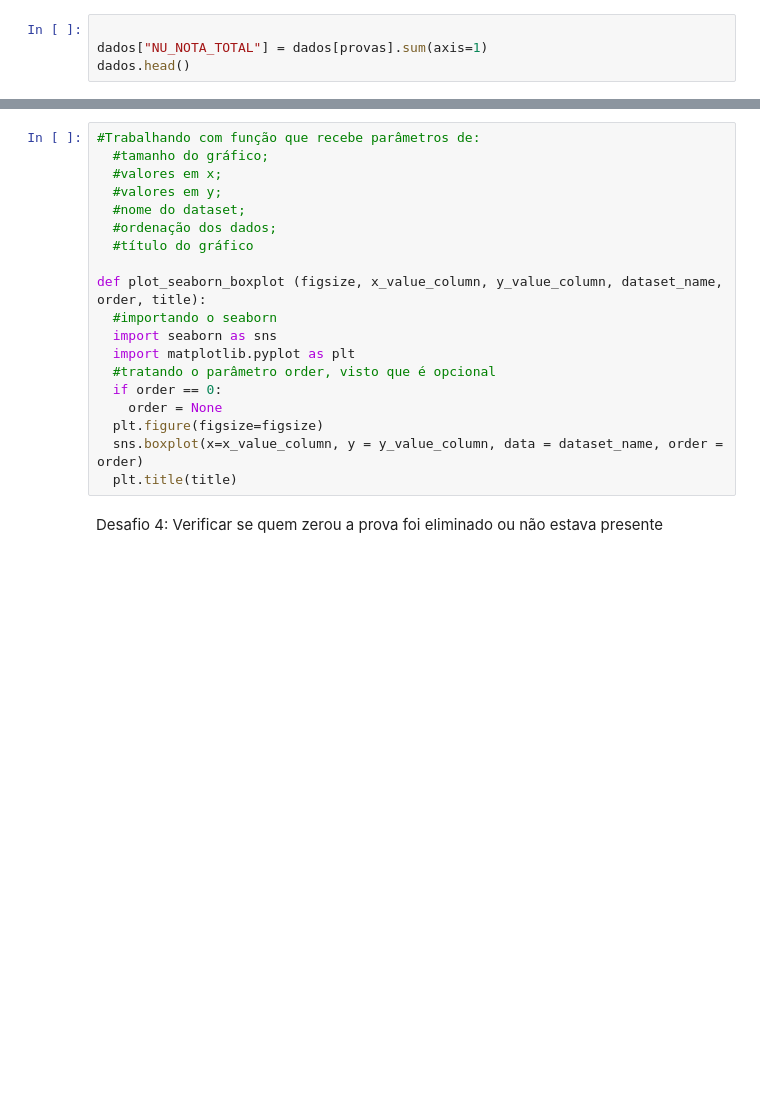
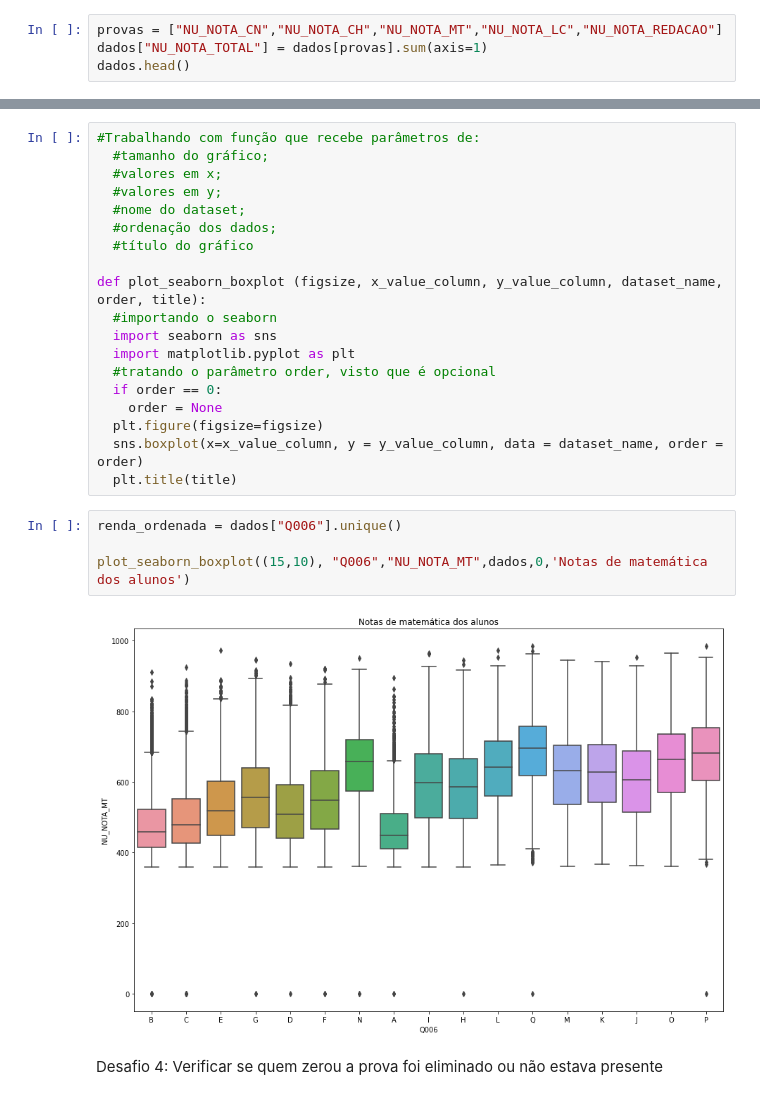
Before and after one commit to eduperottoni/educacao-brasil, a Jupyter notebook: aula_02.ipynb, the cells around one changed output, grey strips where cells are left out. Drawn from its saved outputs; the diff is of its cells as text; blank space fills up the shorter version.

```diff
--- a/aula_02.ipynb
+++ b/aula_02.ipynb
@@ -116,7 +116,7 @@ NU_NOTA_LC         51027844.9
 NU_NOTA_REDACAO    56038440.0
 dtype: float64
 # %%
-
+provas = ["NU_NOTA_CN","NU_NOTA_CH","NU_NOTA_MT","NU_NOTA_LC","NU_NOTA_REDACAO"]
 dados["NU_NOTA_TOTAL"] = dados[provas].sum(axis=1)
 dados.head()
 # %% [output]
@@ -209,6 +218,12 @@ def plot_seaborn_boxplot (figsize, x_value_column, y_value_column, dataset_name,
   plt.figure(figsize=figsize)
   sns.boxplot(x=x_value_column, y = y_value_column, data = dataset_name, order = order)
   plt.title(title)
+# %%
+renda_ordenada = dados["Q006"].unique()
+
+plot_seaborn_boxplot((15,10), "Q006","NU_NOTA_MT",dados,0,'Notas de matemática dos alunos')
+# %% [output]
+[figure, added]
 # %% [markdown]
 
 Desafio 4: Verificar se quem zerou a prova foi eliminado ou não estava presente
```
Also changed, not shown: parts of 1 cell of this notebook.
